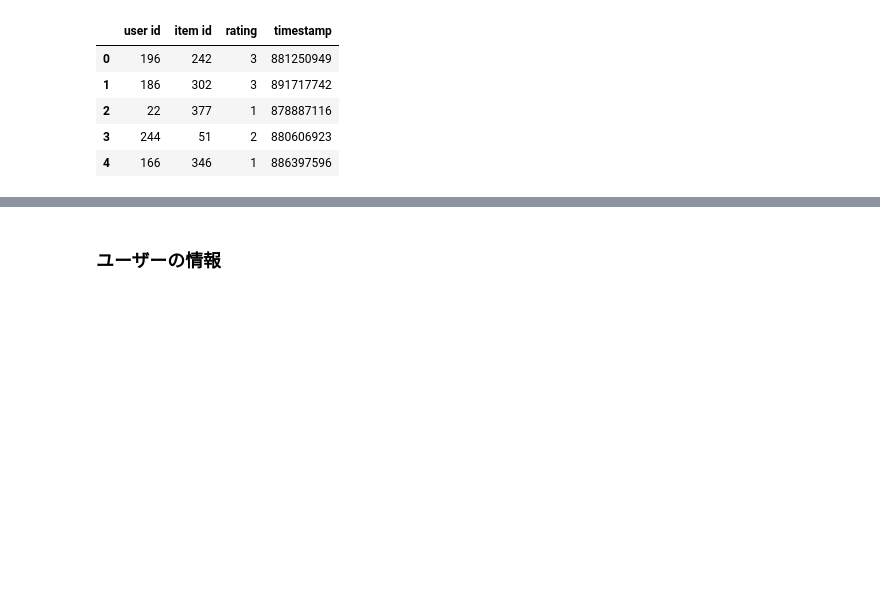
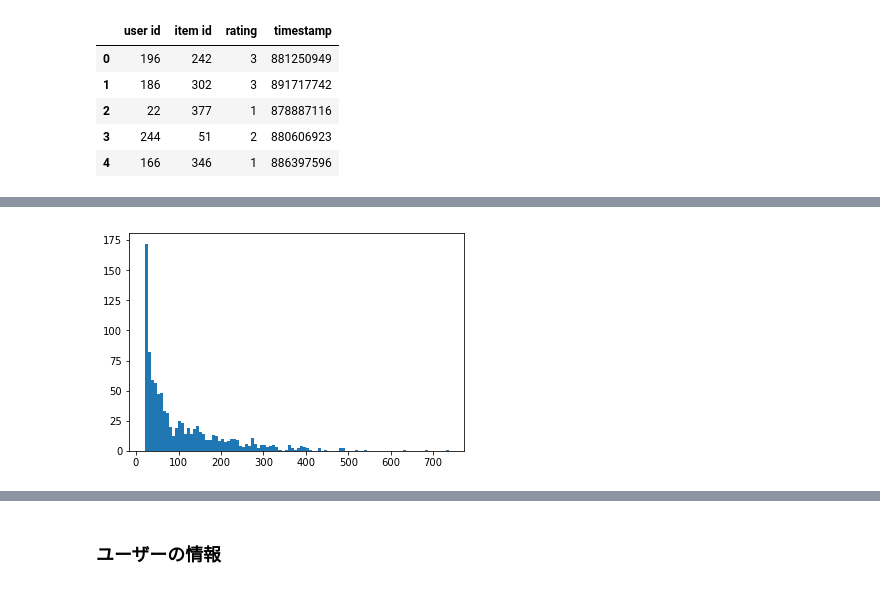
Before and after one commit to YI6535/Recommend, a Jupyter notebook: notebook/data_analysis.ipynb, the cells around one changed output, grey strips where cells are left out. Saved outputs shown, nothing was run; the diff lists cells and outputs as text; code cells hidden in the pictures; blank space fills up the shorter version.

```diff
--- a/notebook/data_analysis.ipynb
+++ b/notebook/data_analysis.ipynb
@@ -99,3 +102,7 @@ rating_df.head()
 | 2 | 22 | 377 | 1 | 878887116 |
 | 3 | 244 | 51 | 2 | 880606923 |
 | 4 | 166 | 346 | 1 | 886397596 |
+# %%
+user_movie = pd.pivot_table(rating_df, index=['item id'],
+              columns="user id",values="rating",fill_value=0
+              )
@@ -101,0 +120,9 @@ rating_df.head()
+# %%
+n_movie = []
+for i in range(1,944):
+    n_movie += [len(user_movie[i][user_movie[i]>0])]
+# %%
+plt.hist(np.array(n_movie), bins = 100)
+plt.show()
+# %% [output]
+[figure, added]
```
Also changed, not shown: parts of 10 cells of this notebook, 3 other files.
